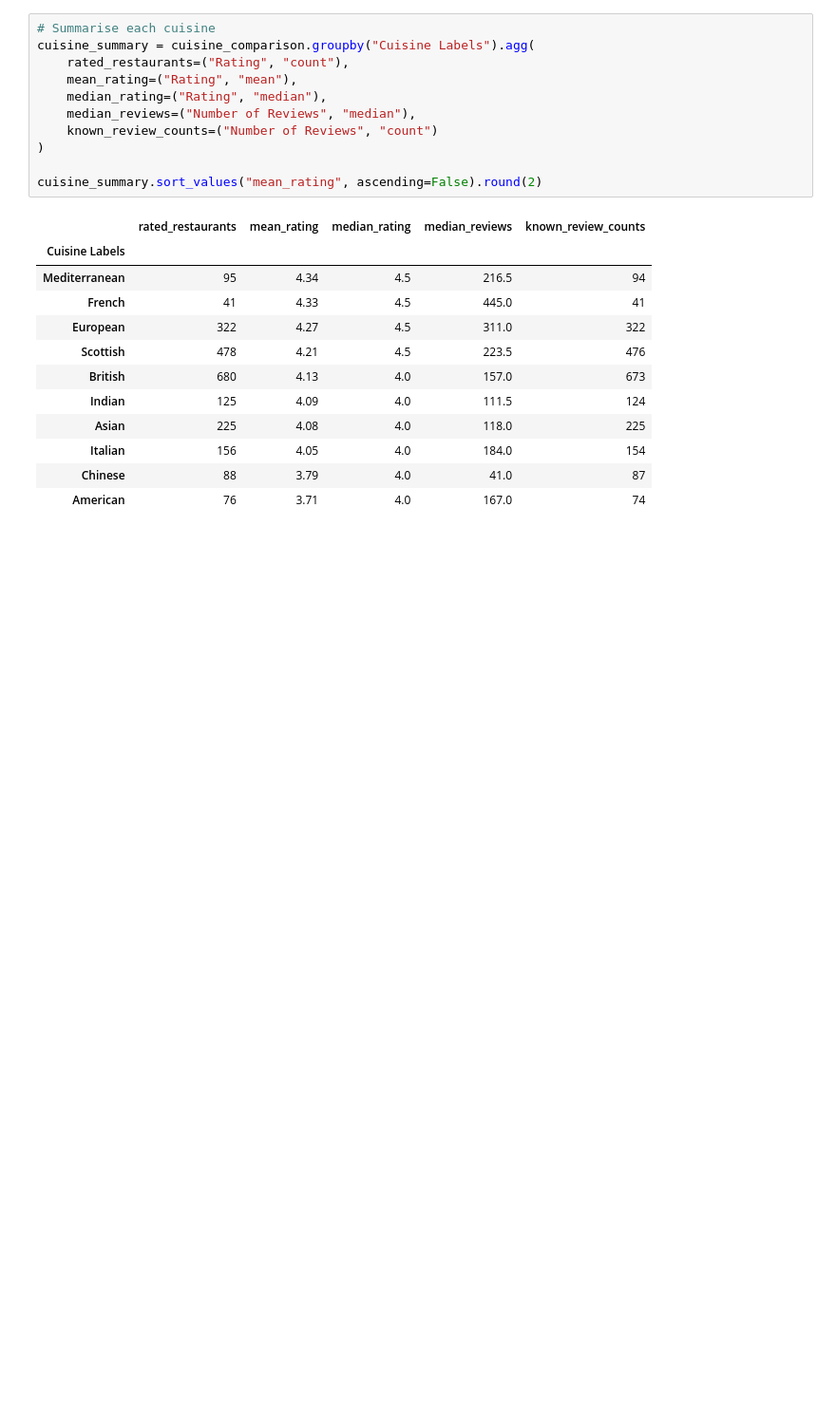
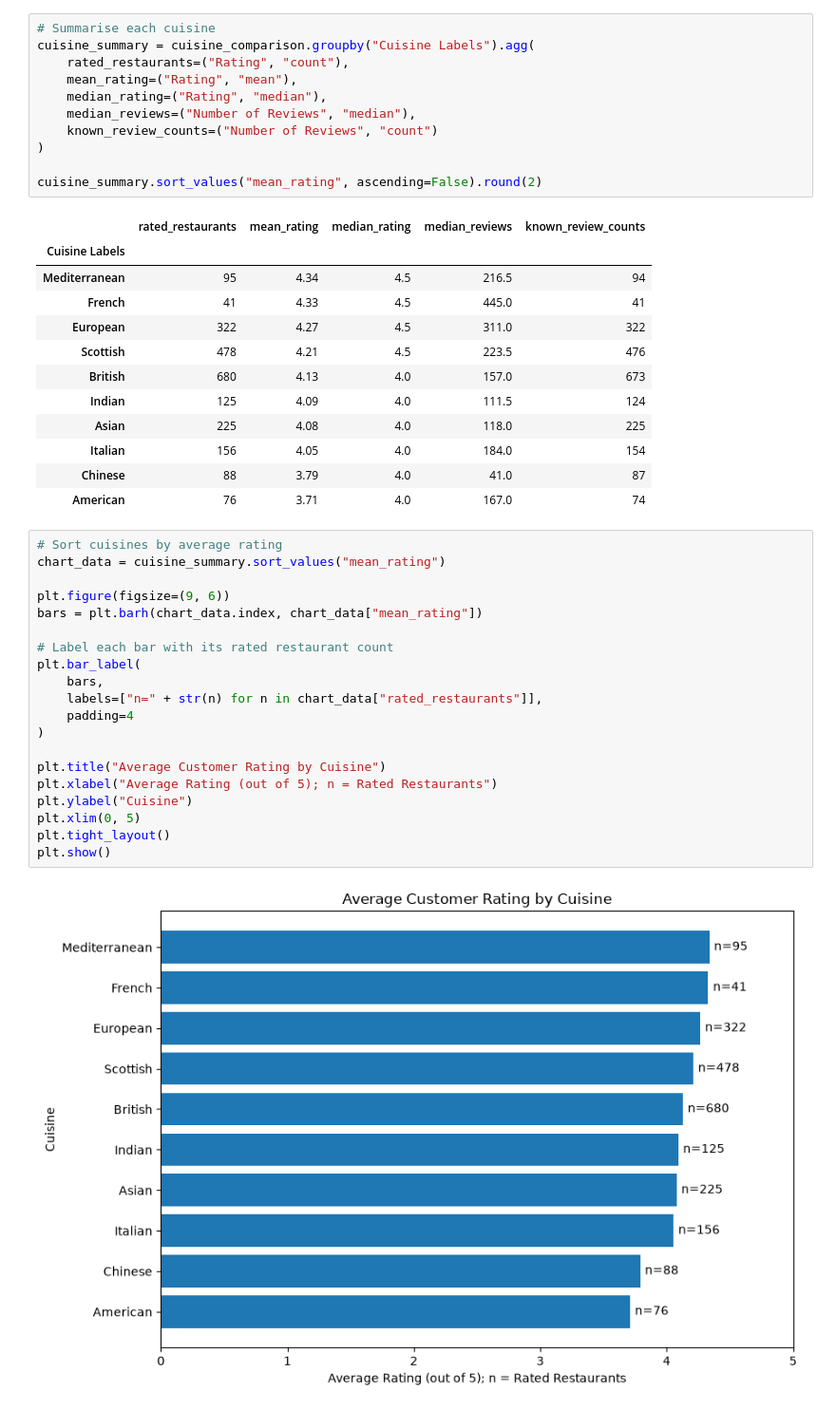
Before and after one commit to SabahiJamaliSparta/Jupyter-Notebooks, a Jupyter notebook: Notebook_Analysis_Project.ipynb, the cells around one changed output. Shown at 95% size. Cells and saved outputs as stored; diff of their text form; blank space fills up the shorter version.

Commit message:
Add EDA, visualisations & findings 5 Q's

```diff
--- a/Notebook_Analysis_Project.ipynb
+++ b/Notebook_Analysis_Project.ipynb
@@ -555,3 +555,25 @@ cuisine_summary.sort_values("mean_rating", ascending=False).round(2)
 | Italian | 156 | 4.05 | 4.0 | 184.0 | 154 |
 | Chinese | 88 | 3.79 | 4.0 | 41.0 | 87 |
 | American | 76 | 3.71 | 4.0 | 167.0 | 74 |
+# %%
+# Sort cuisines by average rating
+chart_data = cuisine_summary.sort_values("mean_rating")
+
+plt.figure(figsize=(9, 6))
+bars = plt.barh(chart_data.index, chart_data["mean_rating"])
+
+# Label each bar with its rated restaurant count
+plt.bar_label(
+    bars,
+    labels=["n=" + str(n) for n in chart_data["rated_restaurants"]],
+    padding=4
+)
+
+plt.title("Average Customer Rating by Cuisine")
+plt.xlabel("Average Rating (out of 5); n = Rated Restaurants")
+plt.ylabel("Cuisine")
+plt.xlim(0, 5)
+plt.tight_layout()
+plt.show()
+# %% [output]
+[figure, added]
```
Also changed, not shown: parts of 55 cells of this notebook.
